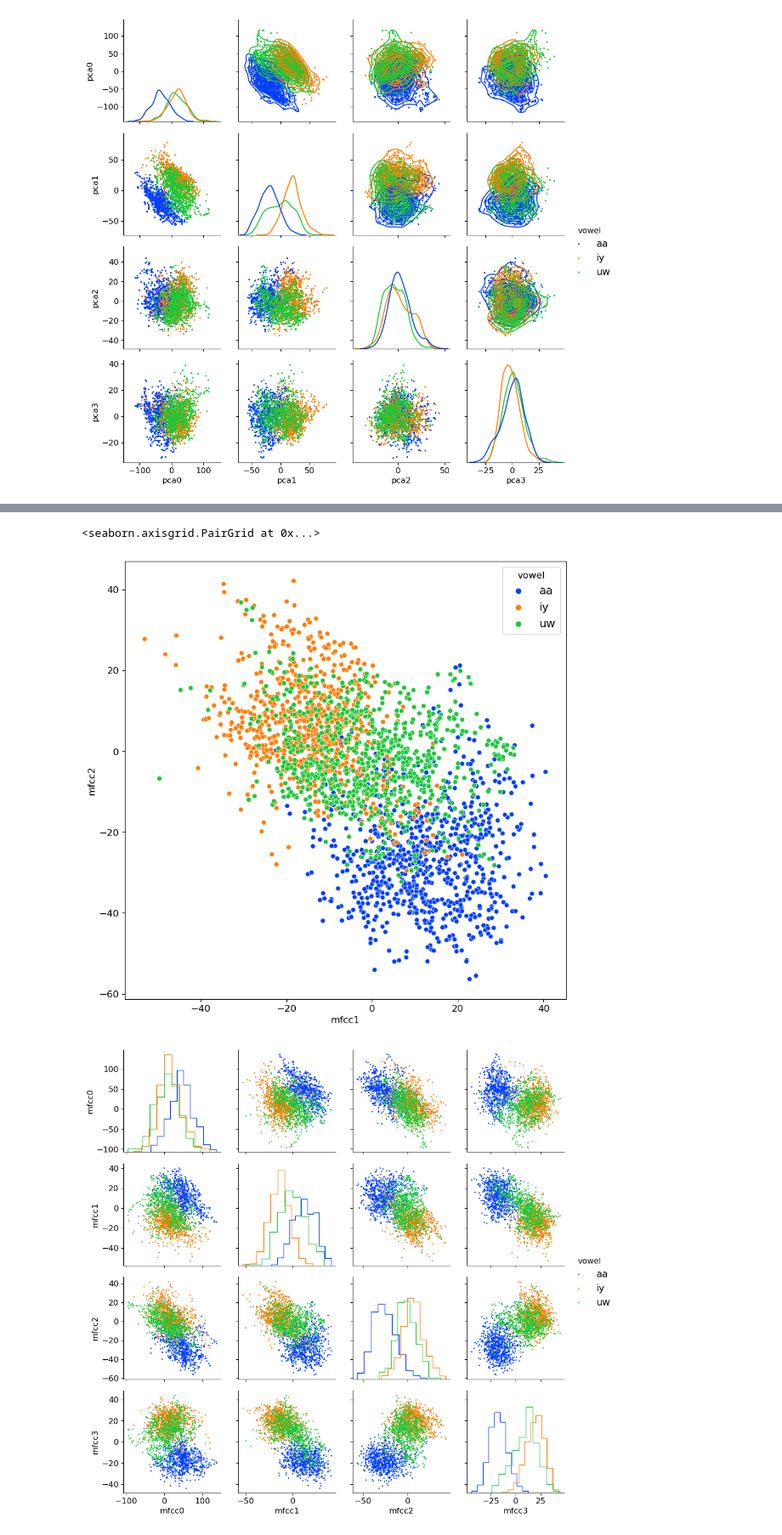
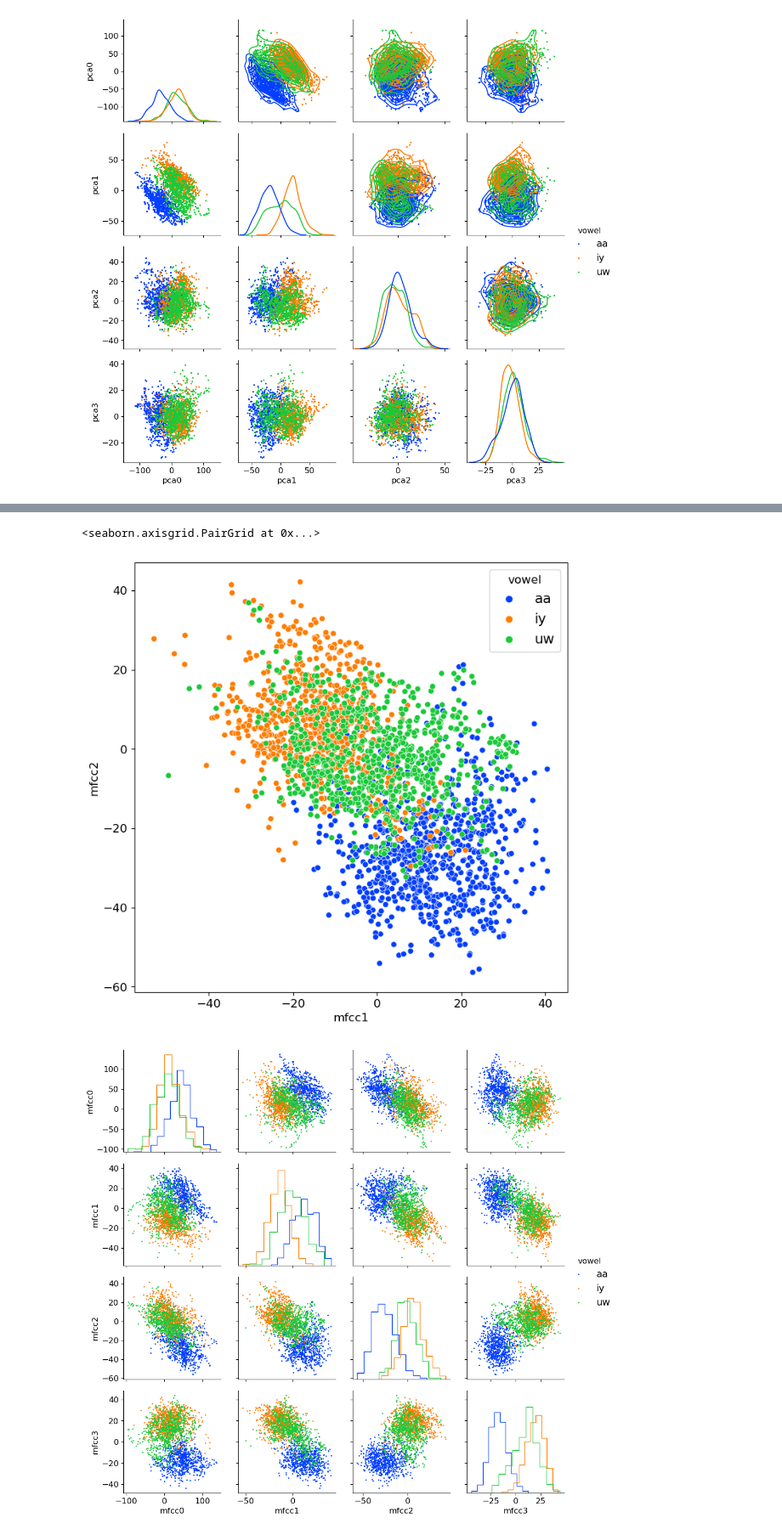
Before and after one commit to compi1234/spchlab, a Jupyter notebook: lab07_classification2/timit-1.ipynb, the cells around one changed output, grey strips where cells are left out. Shown at 85% size. Cells and saved outputs as stored; diff of their text form; code cells hidden in the pictures.

```diff
--- a/lab07_classification2/timit-1.ipynb
+++ b/lab07_classification2/timit-1.ipynb
@@ -243,17 +240,17 @@ plt.show()
 # %%
 dfX = pd.DataFrame(MFCC_train[:,0:4])
 dfy = pd.Series(y_train, name='vowel')
 df = pd.concat([dfy, dfX], axis=1)
 df.columns=["vowel","mfcc0","mfcc1","mfcc2","mfcc3"]
 #
-f=plt.figure(figsize=(10,10))
+f=plt.figure(figsize=(8,8))
 sns.scatterplot(data=df,x="mfcc1",y="mfcc2",hue='vowel')
 g = sns.PairGrid(df,hue="vowel")
 g.map_diag(plt.hist,histtype="step", linewidth=1)
 g.map_offdiag(plt.scatter,s=1)
 g.add_legend()
 # %% [output]
 <seaborn.axisgrid.PairGrid at 0x...>
-[figure, old version]
+[figure, new version]
 [figure]
 # %% [markdown]
```
Also changed, not shown: parts of 22 cells of this notebook, 24 other files.
